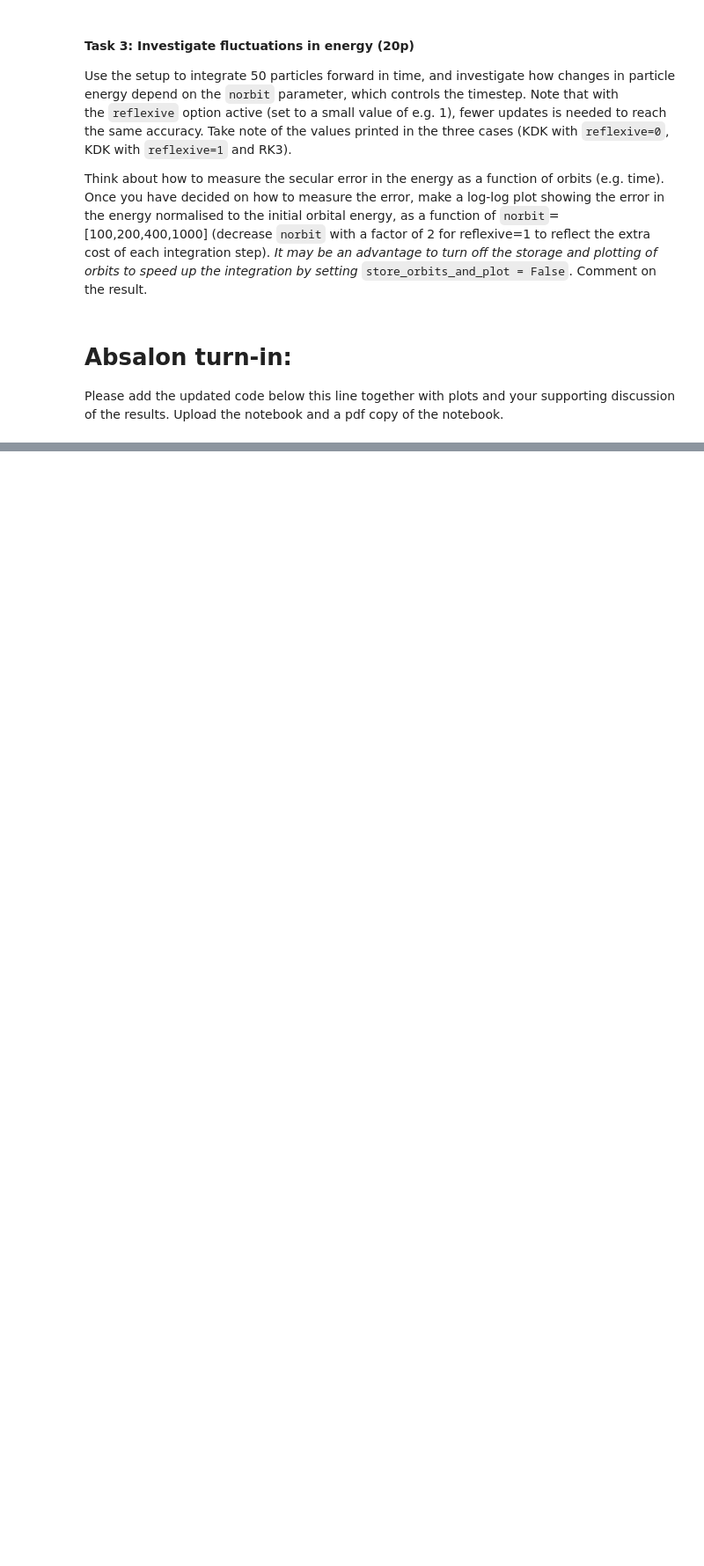
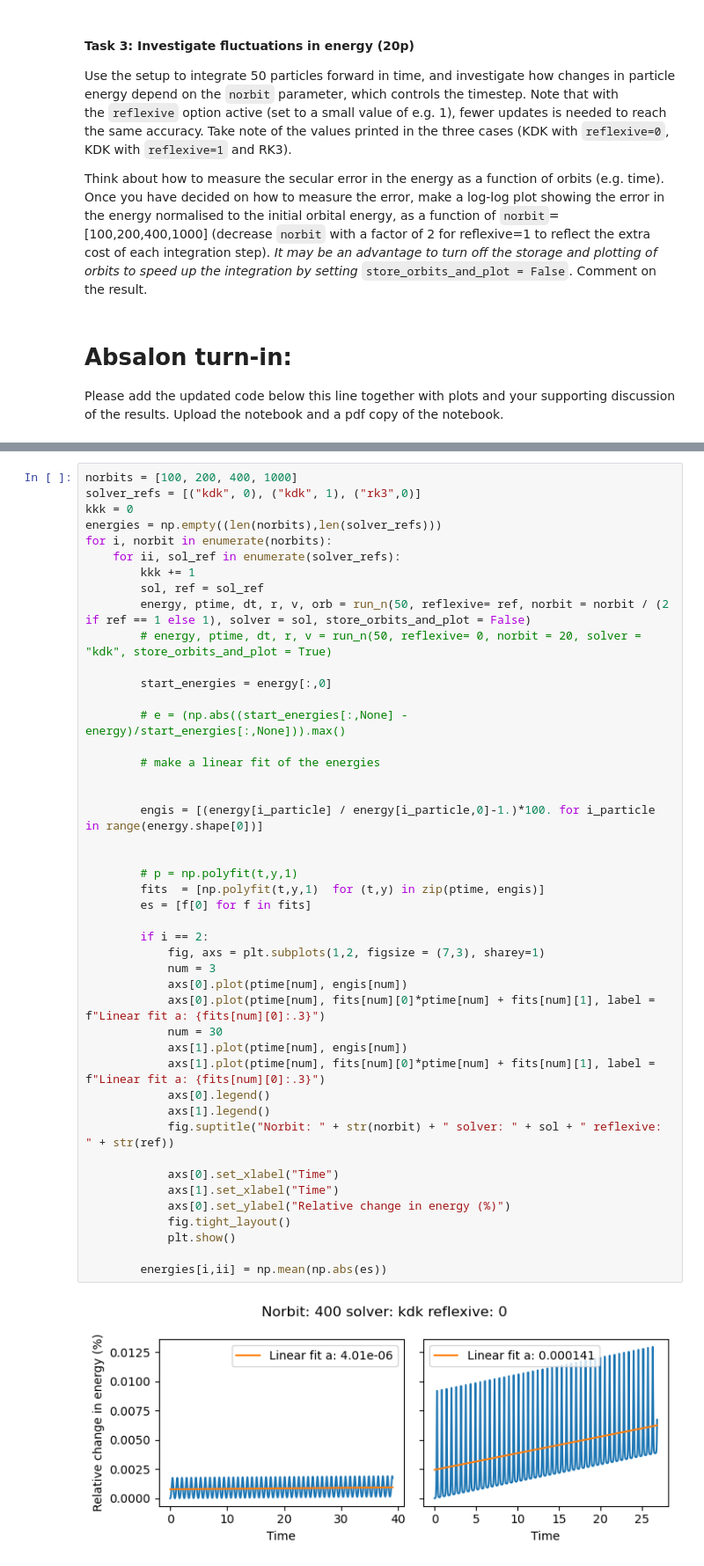
Before and after one commit to JakobSchauser/MscPhysics, a Jupyter notebook: ComputationalAstrophysics/7 Particles/7a Particle Integration.ipynb, the cells around one changed output, grey strips where cells are left out. Shown: that part at 88% size. Cells and saved outputs as stored; diff of their text form; blank space fills up the shorter version.

```diff
--- a/ComputationalAstrophysics/7 Particles/7a Particle Integration.ipynb
+++ b/ComputationalAstrophysics/7 Particles/7a Particle Integration.ipynb
@@ -414,0 +405,47 @@ array([[-1.25519177e-02, -9.61295085e-03],
+# %%
+norbits = [100, 200, 400, 1000]
+solver_refs = [("kdk", 0), ("kdk", 1), ("rk3",0)]
+kkk = 0
+energies = np.empty((len(norbits),len(solver_refs)))
+for i, norbit in enumerate(norbits):
+    for ii, sol_ref in enumerate(solver_refs):
+        kkk += 1
+        sol, ref = sol_ref
+        energy, ptime, dt, r, v, orb = run_n(50, reflexive= ref, norbit = norbit / (2 if ref == 1 else 1), solver = sol, store_orbits_and_plot = False)
+        # energy, ptime, dt, r, v = run_n(50, reflexive= 0, norbit = 20, solver = "kdk", store_orbits_and_plot = True)
+
+        start_energies = energy[:,0]
+
+        # e = (np.abs((start_energies[:,None] - energy)/start_energies[:,None])).max()
+
+        # make a linear fit of the energies
+
+
+        engis = [(energy[i_particle] / energy[i_particle,0]-1.)*100. for i_particle in range(energy.shape[0])]
+
+
+        # p = np.polyfit(t,y,1)
+        fits  = [np.polyfit(t,y,1)  for (t,y) in zip(ptime, engis)]
+        es = [f[0] for f in fits]
+
+        if i == 2:
+            fig, axs = plt.subplots(1,2, figsize = (7,3), sharey=1)
+            num = 3
+            axs[0].plot(ptime[num], engis[num])
+            axs[0].plot(ptime[num], fits[num][0]*ptime[num] + fits[num][1], label = f"Linear fit a: {fits[num][0]:.3}")
+            num = 30
+            axs[1].plot(ptime[num], engis[num])
+            axs[1].plot(ptime[num], fits[num][0]*ptime[num] + fits[num][1], label = f"Linear fit a: {fits[num][0]:.3}")
+            axs[0].legend()
+            axs[1].legend()
+            fig.suptitle("Norbit: " + str(norbit) + " solver: " + sol + " reflexive: " + str(ref))
+
+            axs[0].set_xlabel("Time")
+            axs[1].set_xlabel("Time")
+            axs[0].set_ylabel("Relative change in energy (%)")
+            fig.tight_layout()
+            plt.show()
+
+        energies[i,ii] = np.mean(np.abs(es))
+# %% [output]
+[figure, added]
```
Also changed, not shown: parts of 15 cells of this notebook.
